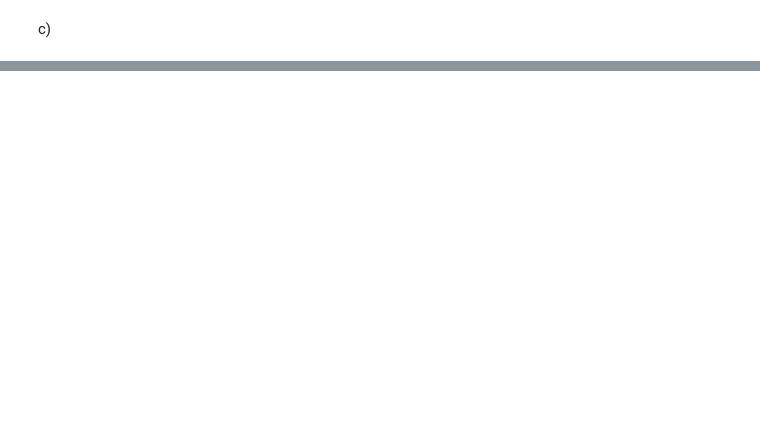
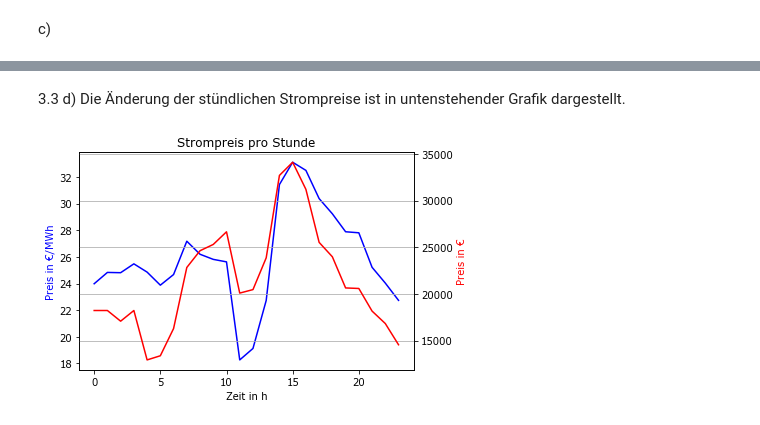
Before and after one commit to PhilippMaschi/Energiemodelle_Uebung, a Jupyter notebook: Aufgabe_3.ipynb, the cells around one changed output, grey strips where cells are left out. Cells and saved outputs as stored; diff of their text form; code cells hidden in the pictures; blank space fills up the shorter version.

```diff
--- a/Aufgabe_3.ipynb
+++ b/Aufgabe_3.ipynb
@@ -244,0 +424,25 @@ plt.grid()
+# %% [markdown]
+3.3 d) Die Änderung der stündlichen Strompreise ist in untenstehender Grafik dargestellt.
+# %%
+strompreis_pro_stunde = []
+pump_last = []
+for i in timesteps:
+    preis = sum(PowerThermalandRenewableandStorage.loc[i, n] * MC[n] for n in thermalPlant)
+    strompreis_pro_stunde.append(preis)
+    pump_last.append(model.q_pump[i].value)
+
+# plot
+fig = plt.figure()
+ax = plt.gca()
+ax2 = ax.twinx()
+ax.plot(timesteps, strompreis_pro_stunde/(load + pump_last), color="blue")
+ax.set_title("Strompreis pro Stunde")
+ax.set_ylabel("Preis in €/MWh")
+ax2.plot(timesteps, strompreis_pro_stunde, color="red")
+ax2.set_ylabel("Preis in €")
+ax.set_xlabel("Zeit in h")
+ax.yaxis.label.set_color('blue')
+ax2.yaxis.label.set_color('red')
+plt.grid()
+# %% [output]
+[figure, added]
```
Also changed, not shown: parts of 15 cells of this notebook.
